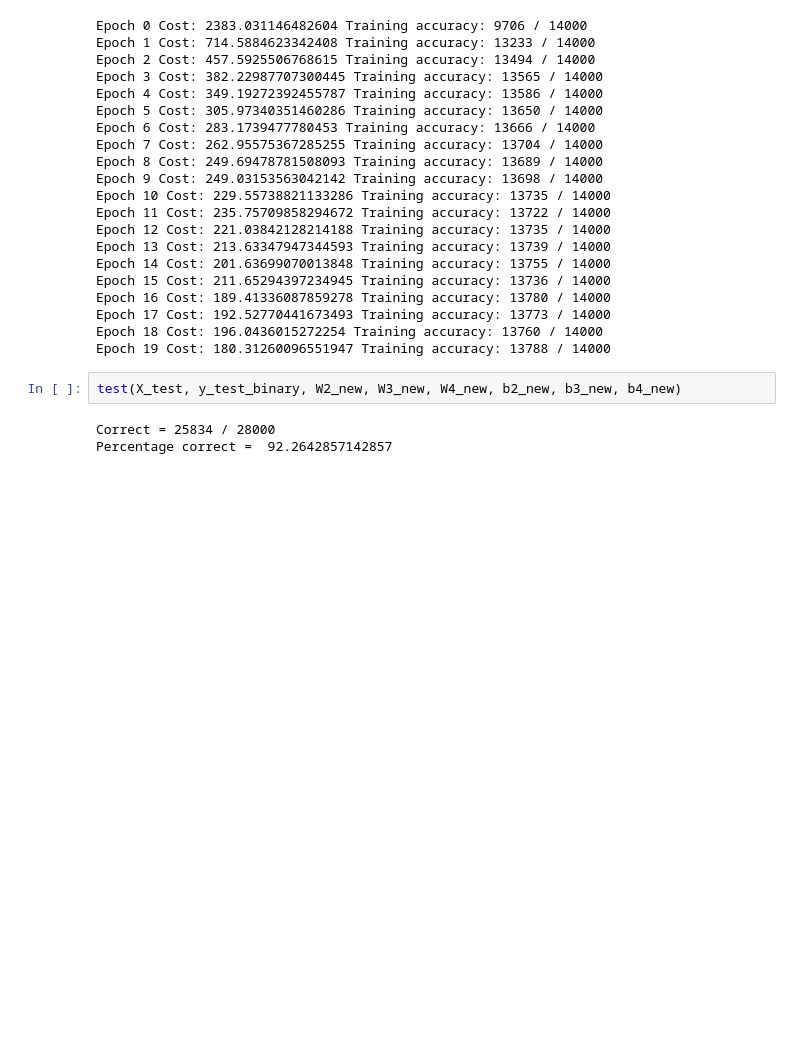
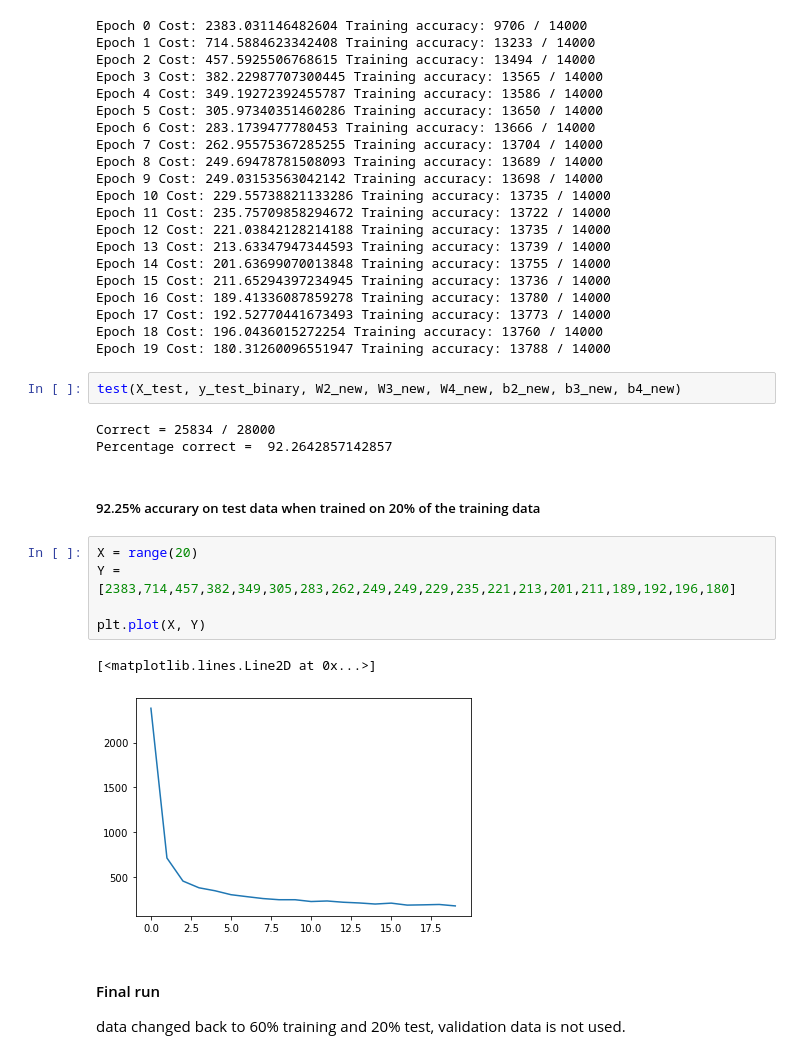
Before and after one commit to lucretius0/MNIST-from-scratch, a Jupyter notebook: NN non OOP.ipynb, the cells around one changed output. Drawn from its saved outputs; the diff is of its cells as text; blank space fills up the shorter version.

```diff
--- a/NN non OOP.ipynb
+++ b/NN non OOP.ipynb
@@ -647,3 +643,17 @@ test(X_test, y_test_binary, W2_new, W3_new, W4_new, b2_new, b3_new, b4_new)
 # %% [output]
 Correct = 25834 / 28000
 Percentage correct =  92.2642857142857
+# %% [markdown]
+##### 92.25% accurary on test data when trained on 20% of the training data
+# %%
+X = range(20)
+Y = [2383,714,457,382,349,305,283,262,249,249,229,235,221,213,201,211,189,192,196,180]
+
+plt.plot(X, Y)
+# %% [output]
+[<matplotlib.lines.Line2D at 0x...>]
+[figure, added]
+# %% [markdown]
+#### Final run
+
+data changed back to 60% training and 20% test, validation data is not used.
```
Also changed, not shown: parts of 9 cells of this notebook, 1 other file.
